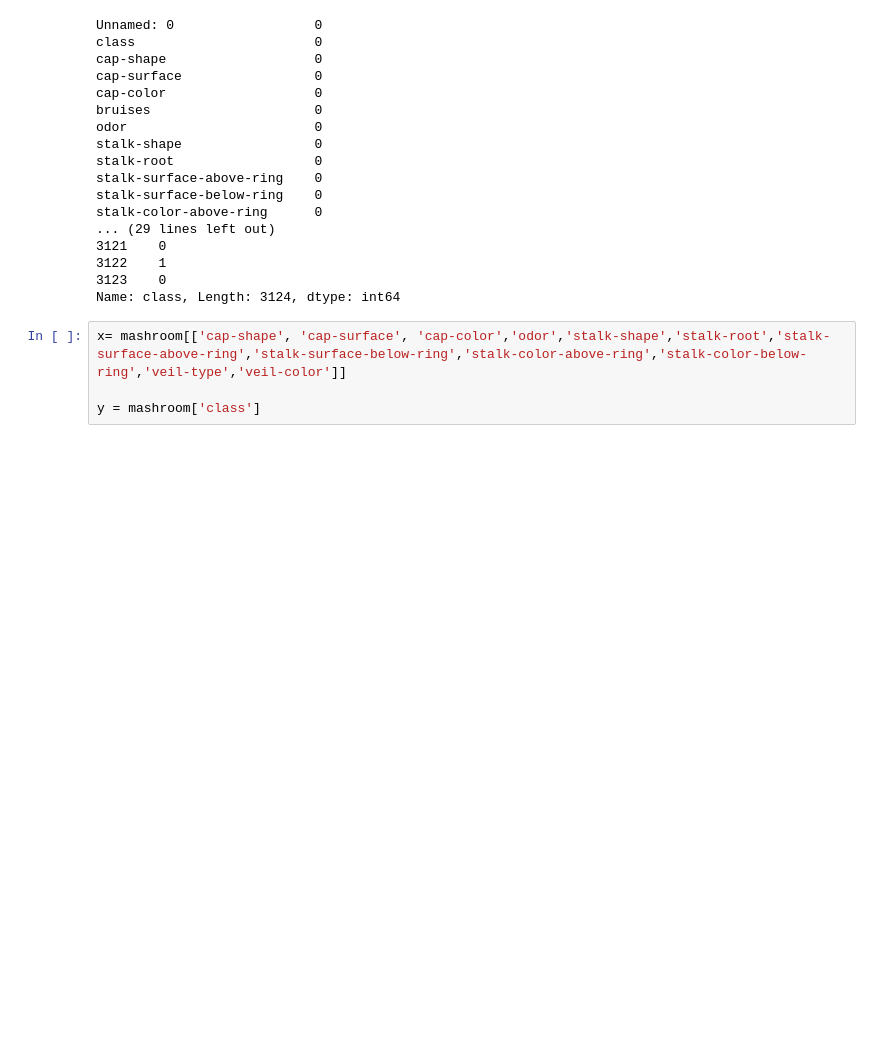
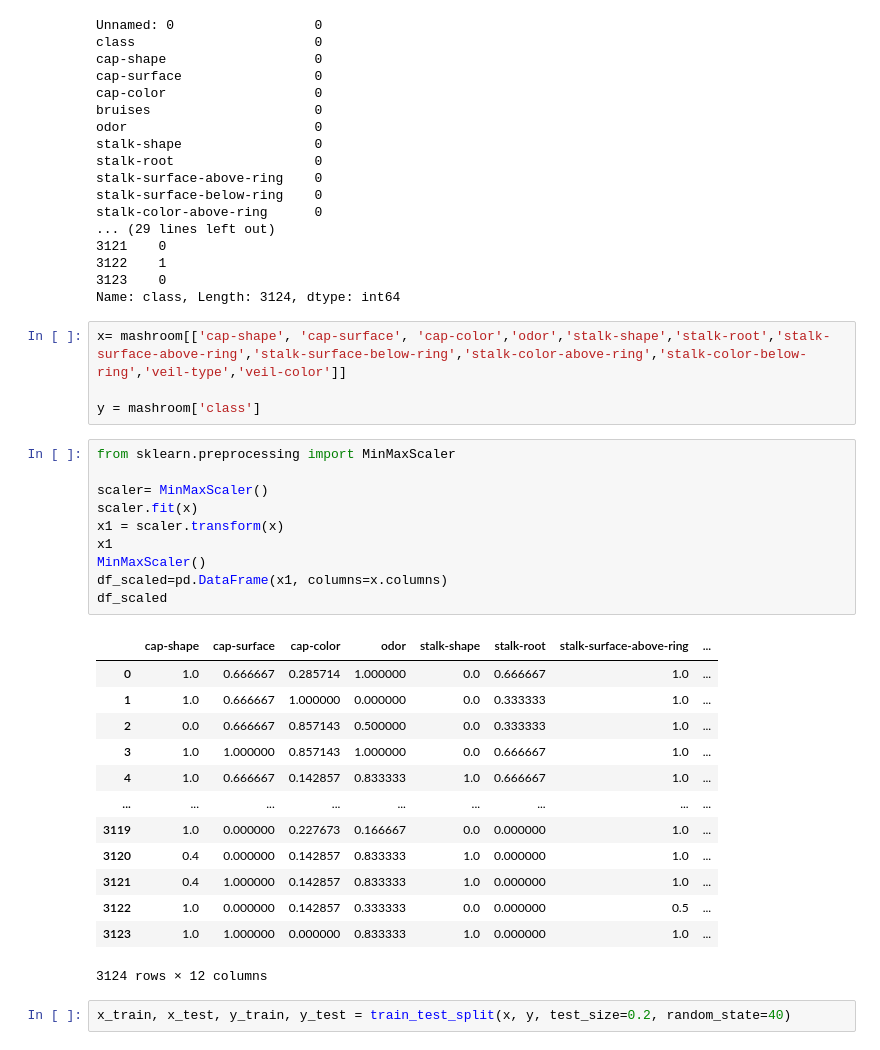
Before and after one commit to JunaedAbed/cse422-artificial-intelligence-lab, a Jupyter notebook: lab08.ipynb, the cells around one changed output. Drawn from its saved outputs; the diff is of its cells as text; blank space fills up the shorter version.

```diff
--- a/lab08.ipynb
+++ b/lab08.ipynb
@@ -55,3 +60,29 @@ Name: class, Length: 3124, dtype: int64
 x= mashroom[['cap-shape', 'cap-surface', 'cap-color','odor','stalk-shape','stalk-root','stalk-surface-above-ring','stalk-surface-below-ring','stalk-color-above-ring','stalk-color-below-ring','veil-type','veil-color']]
 
 y = mashroom['class']
+# %%
+from sklearn.preprocessing import MinMaxScaler
+
+scaler= MinMaxScaler()
+scaler.fit(x)
+x1 = scaler.transform(x)
+x1
+MinMaxScaler()
+df_scaled=pd.DataFrame(x1, columns=x.columns)
+df_scaled
+# %% [output]
+|  | cap-shape | cap-surface | cap-color | odor | stalk-shape | stalk-root | stalk-surface-above-ring | ... |
+| 0 | 1.0 | 0.666667 | 0.285714 | 1.000000 | 0.0 | 0.666667 | 1.0 | ... |
+| 1 | 1.0 | 0.666667 | 1.000000 | 0.000000 | 0.0 | 0.333333 | 1.0 | ... |
+| 2 | 0.0 | 0.666667 | 0.857143 | 0.500000 | 0.0 | 0.333333 | 1.0 | ... |
+| 3 | 1.0 | 1.000000 | 0.857143 | 1.000000 | 0.0 | 0.666667 | 1.0 | ... |
+| 4 | 1.0 | 0.666667 | 0.142857 | 0.833333 | 1.0 | 0.666667 | 1.0 | ... |
+| ... | ... | ... | ... | ... | ... | ... | ... | ... |
+| 3119 | 1.0 | 0.000000 | 0.227673 | 0.166667 | 0.0 | 0.000000 | 1.0 | ... |
+| 3120 | 0.4 | 0.000000 | 0.142857 | 0.833333 | 1.0 | 0.000000 | 1.0 | ... |
+| 3121 | 0.4 | 1.000000 | 0.142857 | 0.833333 | 1.0 | 0.000000 | 1.0 | ... |
+| 3122 | 1.0 | 0.000000 | 0.142857 | 0.333333 | 0.0 | 0.000000 | 0.5 | ... |
+| 3123 | 1.0 | 1.000000 | 0.000000 | 0.833333 | 1.0 | 0.000000 | 1.0 | ... |
+3124 rows × 12 columns
+# %%
+x_train, x_test, y_train, y_test = train_test_split(x, y, test_size=0.2, random_state=40)
```
Also changed, not shown: parts of 10 cells of this notebook.
